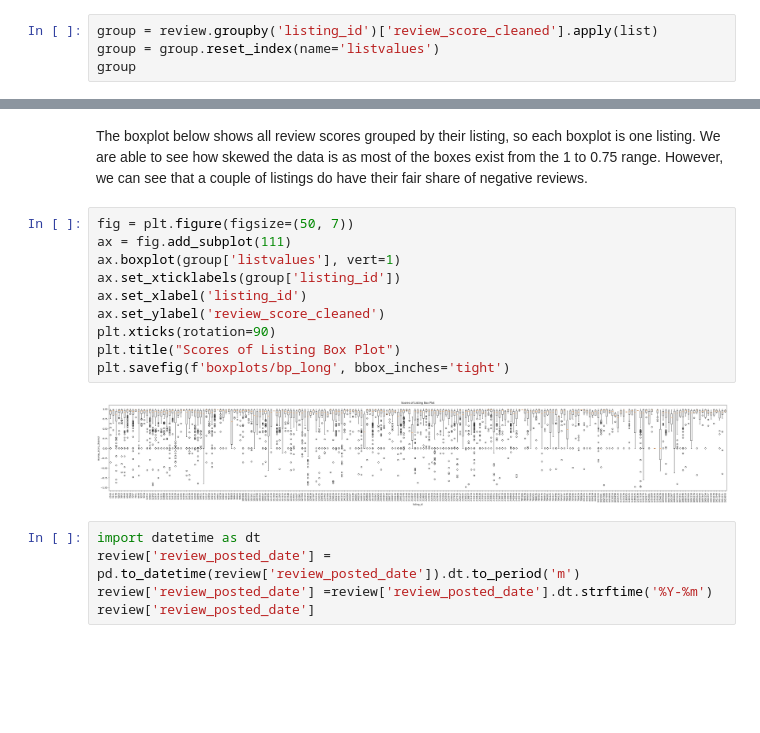
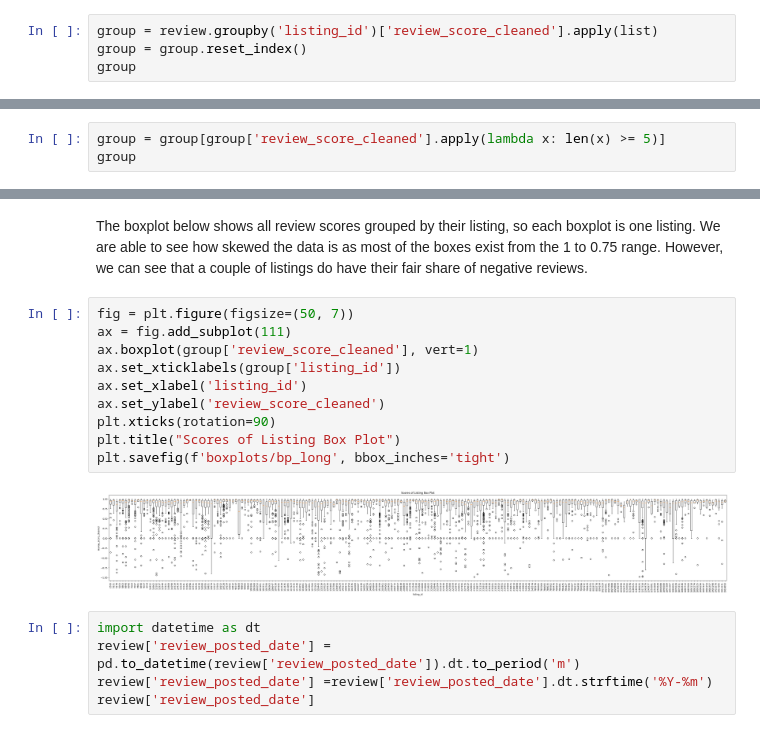
Before and after one commit to westernmeadow/CS4650-Capstone-Project, a Jupyter notebook: CS4650CapstoneProject.ipynb, the cells around one changed output, grey strips where cells are left out. Saved outputs shown, nothing was run; the diff lists cells and outputs as text; blank space fills up the shorter version.

```diff
--- a/CS4650CapstoneProject.ipynb
+++ b/CS4650CapstoneProject.ipynb
@@ -234,5 +318,5 @@ Name: 98, dtype: float64
 # %%
 group = review.groupby('listing_id')['review_score_cleaned'].apply(list)
-group = group.reset_index(name='listvalues')
+group = group.reset_index()
 group
 # %% [output]
@@ -249,3 +333,6 @@ group
 | 217 | 1914231 | [0.9919, 0.9501, 0.4215, -0.0516,... |
 | 218 | 1918693 | [0.9832, 0.9287, 0.9477, 0.959, 0... |
 219 rows × 2 columns
+# %%
+group = group[group['review_score_cleaned'].apply(lambda x: len(x) >= 5)]
+group
@@ -254,15 +355,15 @@ The boxplot below shows all review scores grouped by their listing, so each boxp
 # %%
 fig = plt.figure(figsize=(50, 7))
 ax = fig.add_subplot(111)
-ax.boxplot(group['listvalues'], vert=1)
+ax.boxplot(group['review_score_cleaned'], vert=1)
 ax.set_xticklabels(group['listing_id'])
 ax.set_xlabel('listing_id')
 ax.set_ylabel('review_score_cleaned')
 plt.xticks(rotation=90)
 plt.title("Scores of Listing Box Plot")
 plt.savefig(f'boxplots/bp_long', bbox_inches='tight')
 # %% [output]
-[figure, old version]
+[figure, new version]
 # %%
 import datetime as dt
 review['review_posted_date'] = pd.to_datetime(review['review_posted_date']).dt.to_period('m')
```
Also changed, not shown: parts of 21 cells of this notebook, 1 other file.
